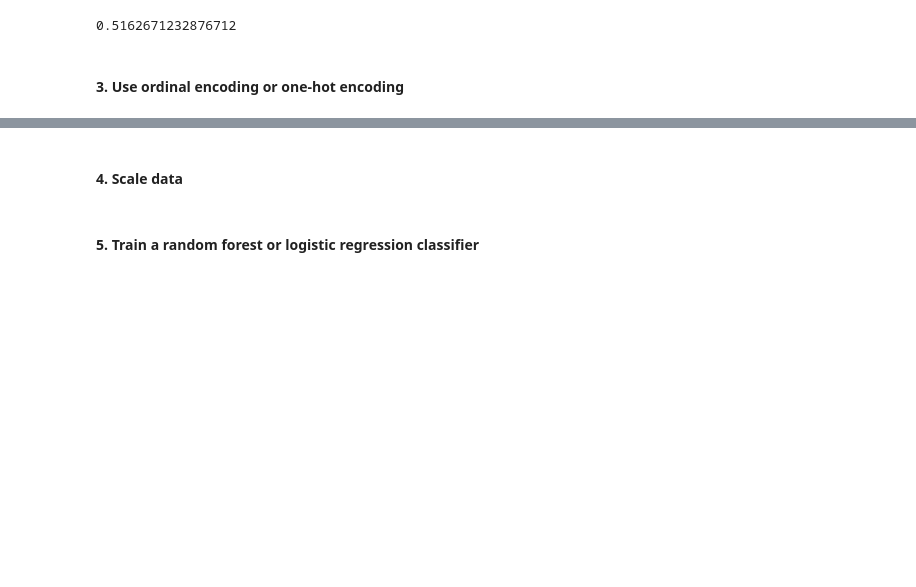
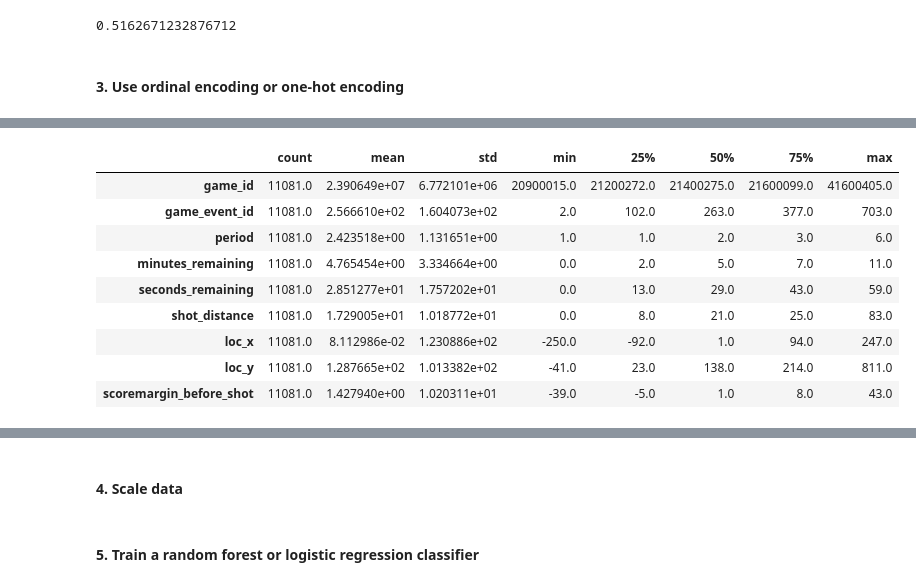
Before and after one commit to bloominstituteoftechnology/DS-Unit-2-Tree-Ensembles, a Jupyter notebook: DS_Sprint_Challenge_7_Classification_1.ipynb, the cells around one changed output, grey strips where cells are left out. Cells and saved outputs as stored; diff of their text form; code cells hidden in the pictures; blank space fills up the shorter version.

```diff
--- a/DS_Sprint_Challenge_7_Classification_1.ipynb
+++ b/DS_Sprint_Challenge_7_Classification_1.ipynb
@@ -138,0 +167,14 @@ accuracy_score(y_val, y_pred)
+# %%
+# Explore potential numeric features.
+X_train.describe(include='number').T
+# %% [output]
+|  | count | mean | std | min | 25% | 50% | 75% | max |
+| game_id | 11081.0 | 2.390649e+07 | 6.772101e+06 | 20900015.0 | 21200272.0 | 21400275.0 | 21600099.0 | 41600405.0 |
+| game_event_id | 11081.0 | 2.566610e+02 | 1.604073e+02 | 2.0 | 102.0 | 263.0 | 377.0 | 703.0 |
+| period | 11081.0 | 2.423518e+00 | 1.131651e+00 | 1.0 | 1.0 | 2.0 | 3.0 | 6.0 |
+| minutes_remaining | 11081.0 | 4.765454e+00 | 3.334664e+00 | 0.0 | 2.0 | 5.0 | 7.0 | 11.0 |
+| seconds_remaining | 11081.0 | 2.851277e+01 | 1.757202e+01 | 0.0 | 13.0 | 29.0 | 43.0 | 59.0 |
+| shot_distance | 11081.0 | 1.729005e+01 | 1.018772e+01 | 0.0 | 8.0 | 21.0 | 25.0 | 83.0 |
+| loc_x | 11081.0 | 8.112986e-02 | 1.230886e+02 | -250.0 | -92.0 | 1.0 | 94.0 | 247.0 |
+| loc_y | 11081.0 | 1.287665e+02 | 1.013382e+02 | -41.0 | 23.0 | 138.0 | 214.0 | 811.0 |
+| scoremargin_before_shot | 11081.0 | 1.427940e+00 | 1.020311e+01 | -39.0 | -5.0 | 1.0 | 8.0 | 43.0 |
```
Also changed, not shown: parts of 29 cells of this notebook.
